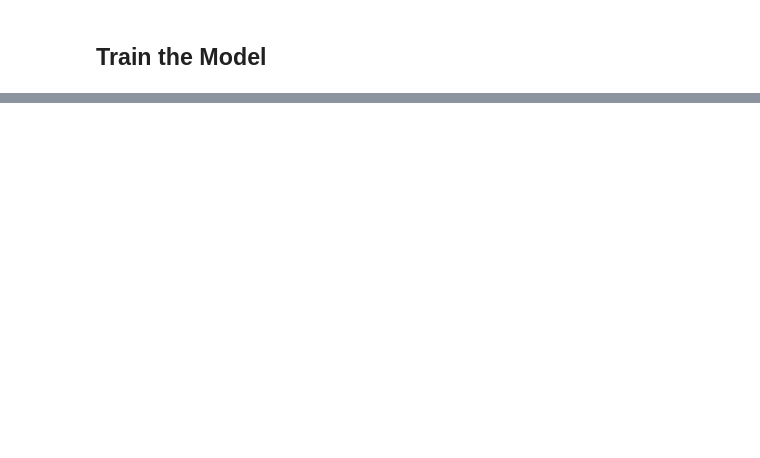
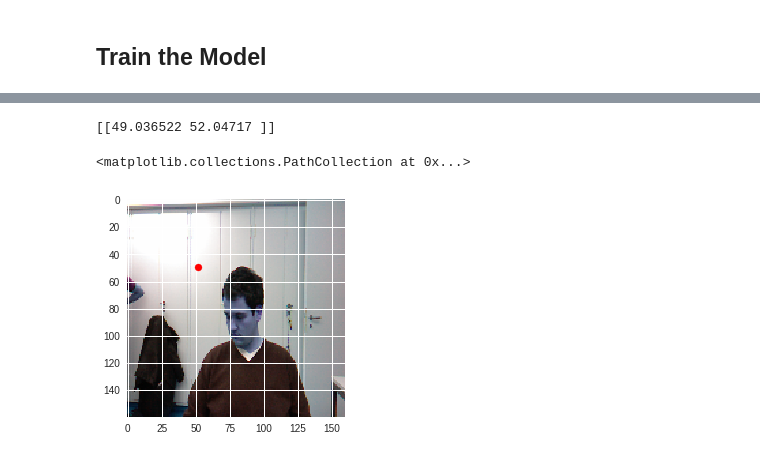
Before and after one commit to MatthewCalligaro/TheNoseArcade, a Jupyter notebook: neural-network/notebooks/vanilla-tf-keras-model.ipynb, the cells around one changed output, grey strips where cells are left out. Saved outputs shown, nothing was run; the diff lists cells and outputs as text; code cells hidden in the pictures; blank space fills up the shorter version.

```diff
--- a/neural-network/notebooks/vanilla-tf-keras-model.ipynb
+++ b/neural-network/notebooks/vanilla-tf-keras-model.ipynb
@@ -248,0 +302,4 @@ Epoch 10/10
+# %%
+model.compile(optimizer=tf.keras.optimizers.RMSprop(lr=0.0001),
+              loss='mean_squared_error',
+              metrics=[dist_pred])
@@ -248,0 +322,9 @@ Epoch 10/10
+# %%
+fine_epochs = 2
+
+history_fine = model.fit_generator(train_generator,
+                                   steps_per_epoch = steps_per_epoch,
+                                   epochs=fine_epochs,
+                                   workers=4,
+                                   validation_data=validation_generator,
+                                   validation_steps=validation_steps)
@@ -248,0 +338,9 @@ Epoch 10/10
+# %%
+ctr = model.predict(np.expand_dims(x_valid[49], axis=0))
+plt.imshow(x_valid[49])
+print(ctr)
+plt.scatter([ctr[0][1]], [ctr[0][0]], c='r')
+# %% [output]
+[[49.036522 52.04717 ]]
+<matplotlib.collections.PathCollection at 0x...>
+[figure, added]
```
Also changed, not shown: parts of 22 cells of this notebook.
